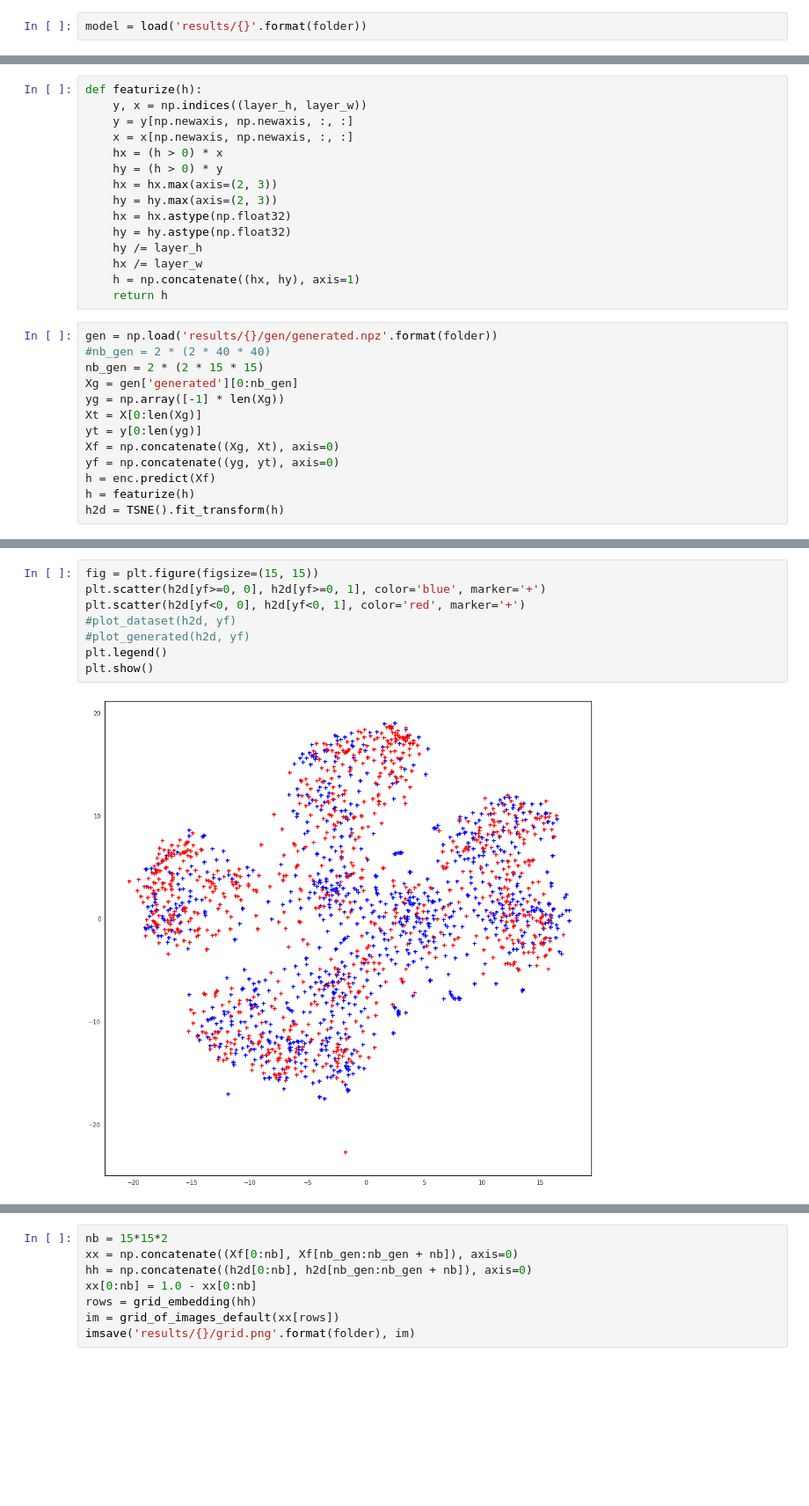
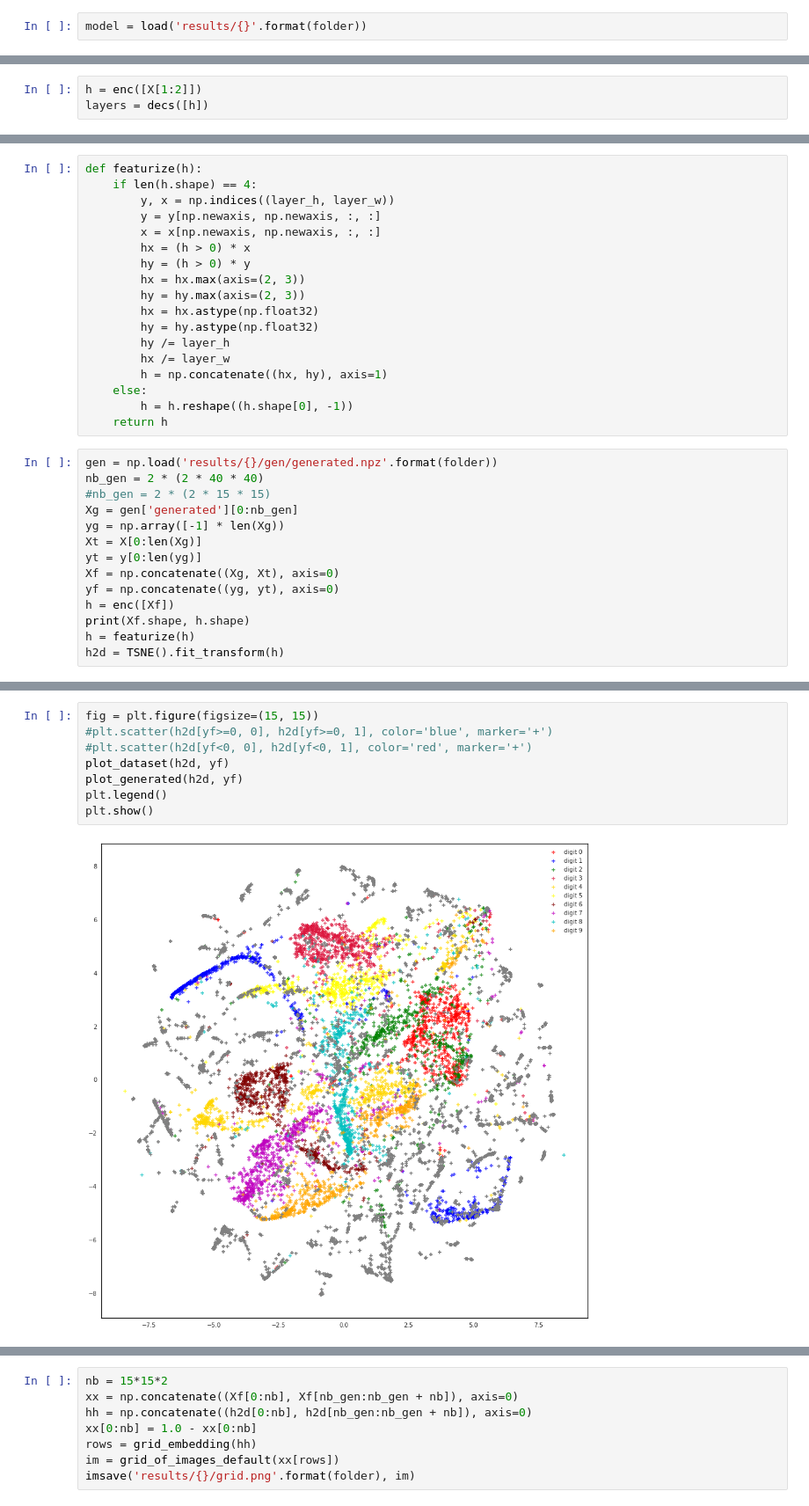
Before and after one commit to mehdidc/out_of_class, a Jupyter notebook: ae/analyze.ipynb, the cells around one changed output, grey strips where cells are left out. Shown at 88% size. Drawn from its saved outputs; the diff is of its cells as text; blank space fills up the shorter version.

```diff
--- a/ae/analyze.ipynb
+++ b/ae/analyze.ipynb
@@ -139,0 +180,3 @@ imsave('results/{}/features.png'.format(folder), im)
+# %%
+h = enc([X[1:2]])
+layers = decs([h])
@@ -140,28 +188,32 @@ imsave('results/{}/features.png'.format(folder), im)
 # %%
 def featurize(h):
-    y, x = np.indices((layer_h, layer_w))
-    y = y[np.newaxis, np.newaxis, :, :]
-    x = x[np.newaxis, np.newaxis, :, :]
-    hx = (h > 0) * x
-    hy = (h > 0) * y
-    hx = hx.max(axis=(2, 3))
-    hy = hy.max(axis=(2, 3))
-    hx = hx.astype(np.float32)
-    hy = hy.astype(np.float32)
-    hy /= layer_h
-    hx /= layer_w
-    h = np.concatenate((hx, hy), axis=1)
+    if len(h.shape) == 4:
+        y, x = np.indices((layer_h, layer_w))
+        y = y[np.newaxis, np.newaxis, :, :]
+        x = x[np.newaxis, np.newaxis, :, :]
+        hx = (h > 0) * x
+        hy = (h > 0) * y
+        hx = hx.max(axis=(2, 3))
+        hy = hy.max(axis=(2, 3))
+        hx = hx.astype(np.float32)
+        hy = hy.astype(np.float32)
+        hy /= layer_h
+        hx /= layer_w
+        h = np.concatenate((hx, hy), axis=1)
+    else:
+        h = h.reshape((h.shape[0], -1))
     return h
 # %%
 gen = np.load('results/{}/gen/generated.npz'.format(folder))
-#nb_gen = 2 * (2 * 40 * 40)
-nb_gen = 2 * (2 * 15 * 15)
+nb_gen = 2 * (2 * 40 * 40)
+#nb_gen = 2 * (2 * 15 * 15)
 Xg = gen['generated'][0:nb_gen]
 yg = np.array([-1] * len(Xg))
 Xt = X[0:len(Xg)]
 yt = y[0:len(yg)]
 Xf = np.concatenate((Xg, Xt), axis=0)
 yf = np.concatenate((yg, yt), axis=0)
-h = enc.predict(Xf)
+h = enc([Xf])
+print(Xf.shape, h.shape)
 h = featurize(h)
 h2d = TSNE().fit_transform(h)
@@ -168,13 +222,13 @@ h2d = TSNE().fit_transform(h)
 # %%
 fig = plt.figure(figsize=(15, 15))
-plt.scatter(h2d[yf>=0, 0], h2d[yf>=0, 1], color='blue', marker='+')
-plt.scatter(h2d[yf<0, 0], h2d[yf<0, 1], color='red', marker='+')
-#plot_dataset(h2d, yf)
-#plot_generated(h2d, yf)
+#plt.scatter(h2d[yf>=0, 0], h2d[yf>=0, 1], color='blue', marker='+')
+#plt.scatter(h2d[yf<0, 0], h2d[yf<0, 1], color='red', marker='+')
+plot_dataset(h2d, yf)
+plot_generated(h2d, yf)
 plt.legend()
 plt.show()
 # %% [output]
-[figure, old version]
+[figure, new version]
 # %%
 from bokeh.plotting import figure, output_file, show, save
 output_file('results/{}/img_embedding.html'.format(folder))
```
Also changed, not shown: parts of 19 cells of this notebook, 5 other files.
